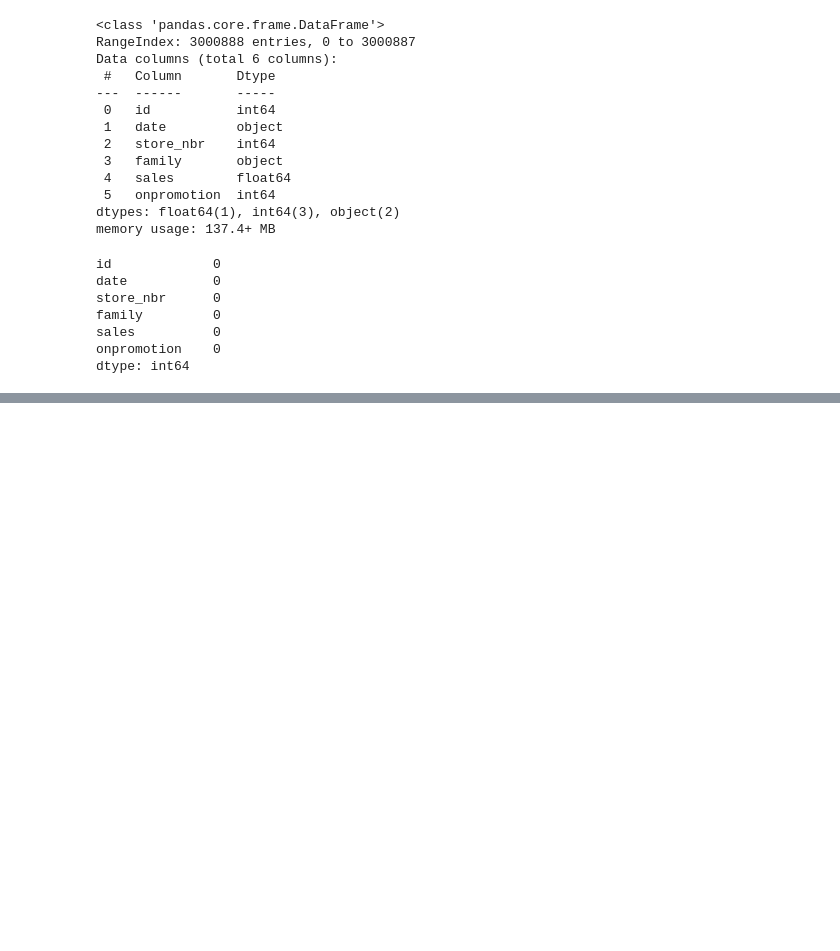
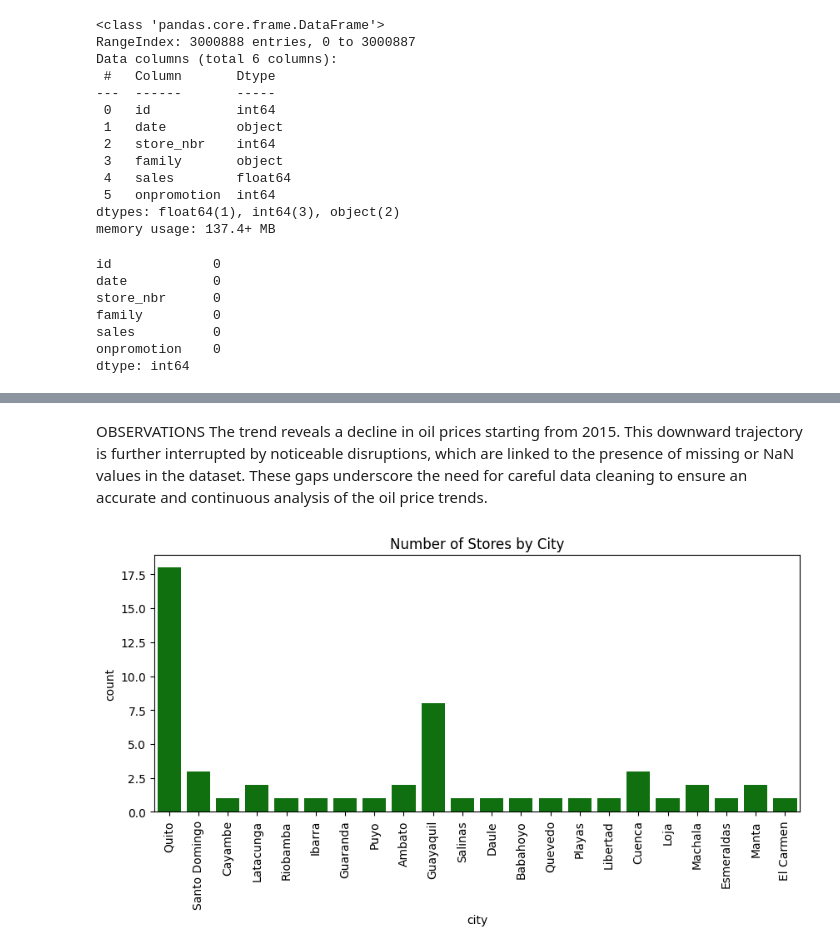
Before and after one commit to MayayaPatrick/Business-Forecasting-Model, a Jupyter notebook: Notebook/Time Series.ipynb, the cells around one changed output, grey strips where cells are left out. Drawn from its saved outputs; the diff is of its cells as text; code cells hidden in the pictures; blank space fills up the shorter version.

```diff
--- a/Notebook/Time Series.ipynb
+++ b/Notebook/Time Series.ipynb
@@ -469,0 +431,12 @@ final_train_data.rename(columns={"dcoilwtico": "Price"}, inplace=True)
+# %% [markdown]
+OBSERVATIONS
+The trend reveals a decline in oil prices starting from 2015. This downward trajectory is further interrupted by noticeable disruptions, which are linked to the presence of missing or NaN values in the dataset. These gaps underscore the need for careful data cleaning to ensure an accurate and continuous analysis of the oil price trends.
+# %%
+store_by_city= stores_data.set_index('store_nbr', inplace=True)
+plt.figure(figsize=(10, 4))
+sns.countplot(data=stores_data, x='city', color= 'green')
+plt.xticks(rotation=90)
+plt.title('Number of Stores by City')
+plt.show()
+# %% [output]
+[figure, added]
```
Also changed, not shown: parts of 19 cells of this notebook, 1 other file.
